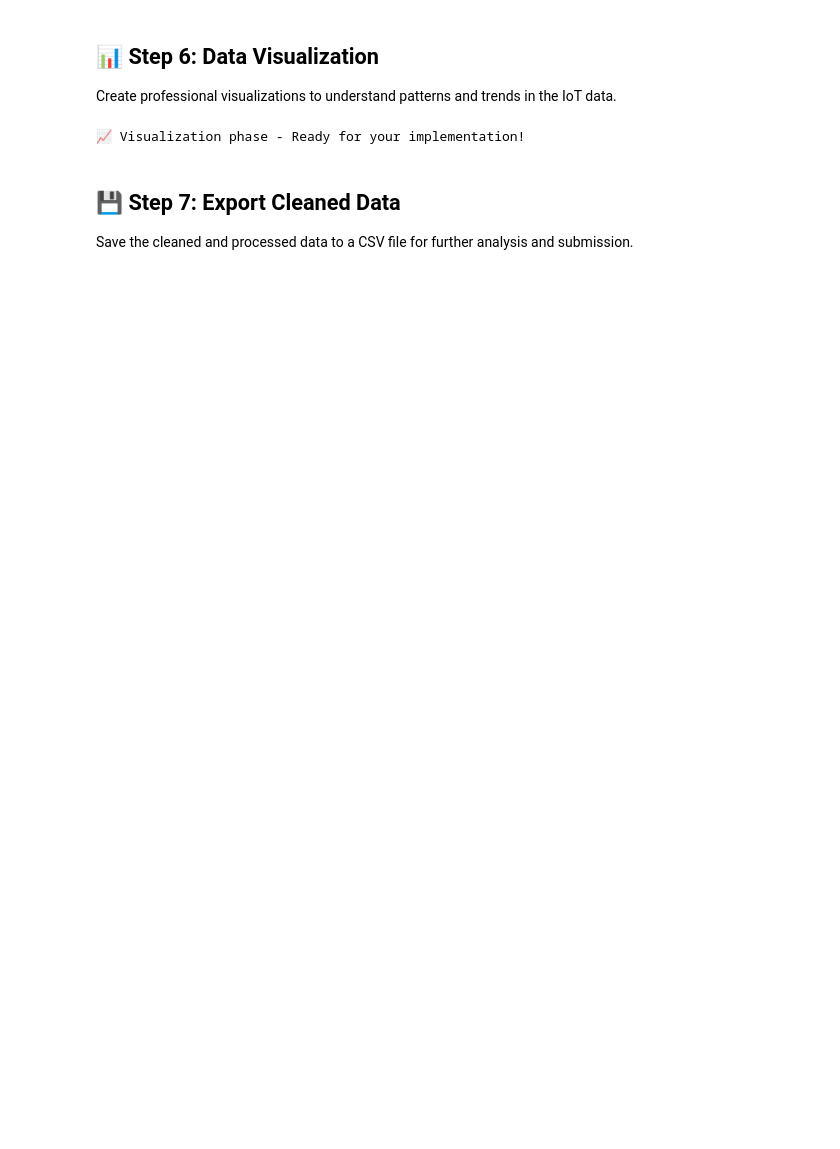
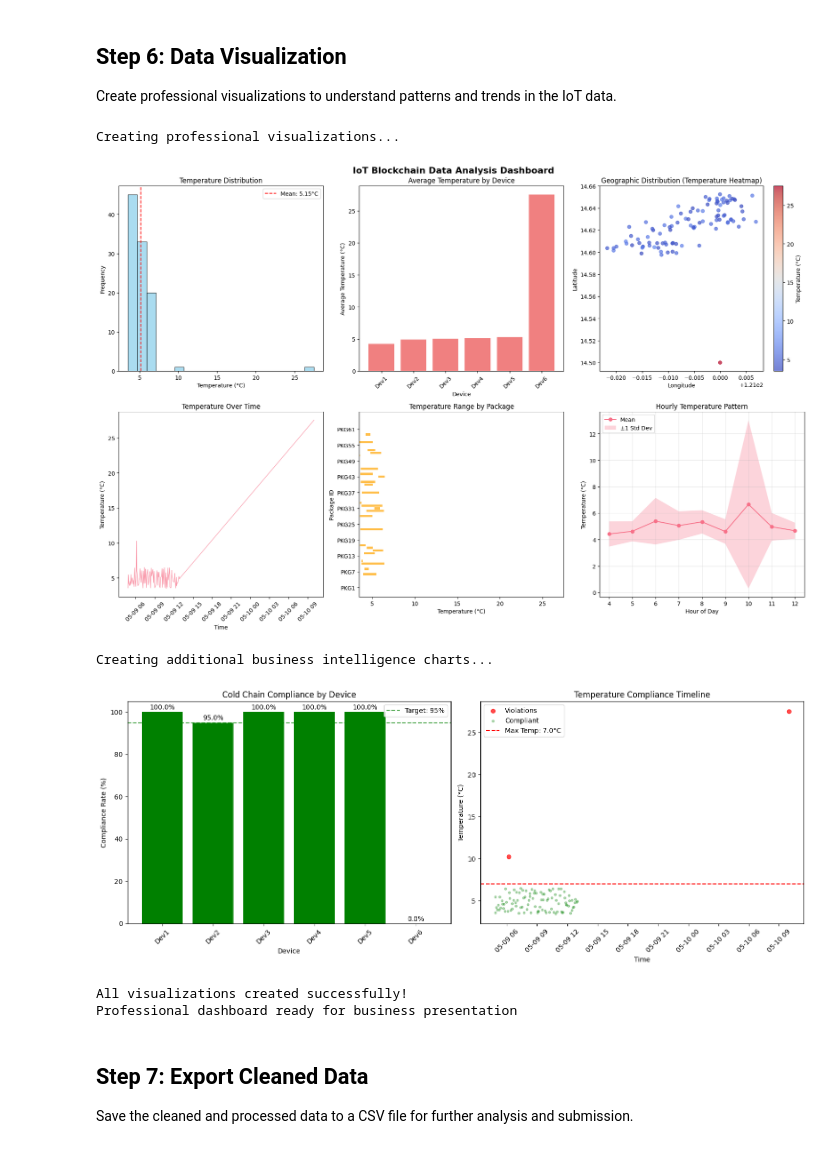
Before and after one commit to joembolinas/IoT-Data-Simulation, a Jupyter notebook: week-6/Homework_Data_Retrieval_Processing_S3101_Group_X.ipynb, the cells around one changed output. Saved outputs shown, nothing was run; the diff lists cells and outputs as text; code cells hidden in the pictures; blank space fills up the shorter version.

Commit message:
DONE✅ WEEK 6 Homework: Data Retrieval and Processing

```diff
--- a/week-6/Homework_Data_Retrieval_Processing_S3101_Group_X.ipynb
+++ b/week-6/Homework_Data_Retrieval_Processing_S3101_Group_X.ipynb
@@ -754,10 +786,10 @@ else:
 # %% [markdown]
-## 📊 Step 6: Data Visualization
+## Step 6: Data Visualization
 
 Create professional visualizations to understand patterns and trends in the IoT data.
 # %%
 # Data Visualization Implementation
-print("📈 Creating professional visualizations...")
+print("Creating professional visualizations...")
 
 if 'df_clean' in locals() and len(df_clean) > 0:
     # Set up the plotting style
@@ -830,7 +862,7 @@ if 'df_clean' in locals() and len(df_clean) > 0:
     plt.show()
 
     # Additional specialized plots
-    print("\n📊 Creating additional business intelligence charts...")
+    print("\nCreating additional business intelligence charts...")
 
     # Cold Chain Compliance Chart
     fig, (ax1, ax2) = plt.subplots(1, 2, figsize=(15, 6))
@@ -854,40 +886,45 @@ if 'df_clean' in locals() and len(df_clean) > 0:
     # Add value labels on bars
     for bar, value in zip(bars, device_compliance.values):
         ax1.text(bar.get_x() + bar.get_width()/2, bar.get_height() + 0.5,
                 f'{value:.1f}%', ha='center', va='bottom')
 
     # Temperature violation timeline
     violations = df_clean[df_clean['temperature_celsius'] > compliance_threshold]
     if len(violations) > 0:
         ax2.scatter(violations['original_datetime'], violations['temperature_celsius'],
                    color='red', alpha=0.7, label='Violations')
         ax2.scatter(df_clean[df_clean['temperature_celsius'] <= compliance_threshold]['original_datetime'],
                    df_clean[df_clean['temperature_celsius'] <= compliance_threshold]['temperature_celsius'],
                    color='green', alpha=0.3, s=10, label='Compliant')
         ax2.axhline(y=compliance_threshold, color='red', linestyle='--', label=f'Max Temp: {compliance_threshold}°C')
         ax2.set_title('Temperature Compliance Timeline')
         ax2.set_xlabel('Time')
         ax2.set_ylabel('Temperature (°C)')
         ax2.legend()
         ax2.tick_params(axis='x', rotation=45)
     else:
-        ax2.text(0.5, 0.5, 'No Temperature Violations Found!\\n✅ 100% Compliance',
+        ax2.text(0.5, 0.5, 'No Temperature Violations Found!\n100% Compliance',
                 transform=ax2.transAxes, ha='center', va='center', fontsize=14,
                 bbox=dict(boxstyle="round,pad=0.3", facecolor="lightgreen"))
         ax2.set_title('Temperature Compliance Timeline')
 
     plt.tight_layout()
     plt.show()
 
-    print("✅ All visualizations created successfully!")
-    print("📈 Professional dashboard ready for business presentation")
+    print("All visualizations created successfully!")
+    print("Professional dashboard ready for business presentation")
 
 else:
-    print("❌ No cleaned data available for visualization. Please run data cleaning first.")
+    print("No cleaned data available for visualization. Please run data cleaning first.")
 # %% [output]
-📈 Visualization phase - Ready for your implementation!
+Creating professional visualizations...
+[figure, added]
+Creating additional business intelligence charts...
+[figure, added]
+All visualizations created successfully!
+Professional dashboard ready for business presentation
 # %% [markdown]
-## 💾 Step 7: Export Cleaned Data
+## Step 7: Export Cleaned Data
 
 Save the cleaned and processed data to a CSV file for further analysis and submission.
 # %%
```
Also changed, not shown: parts of 16 cells of this notebook, 4 other files.
